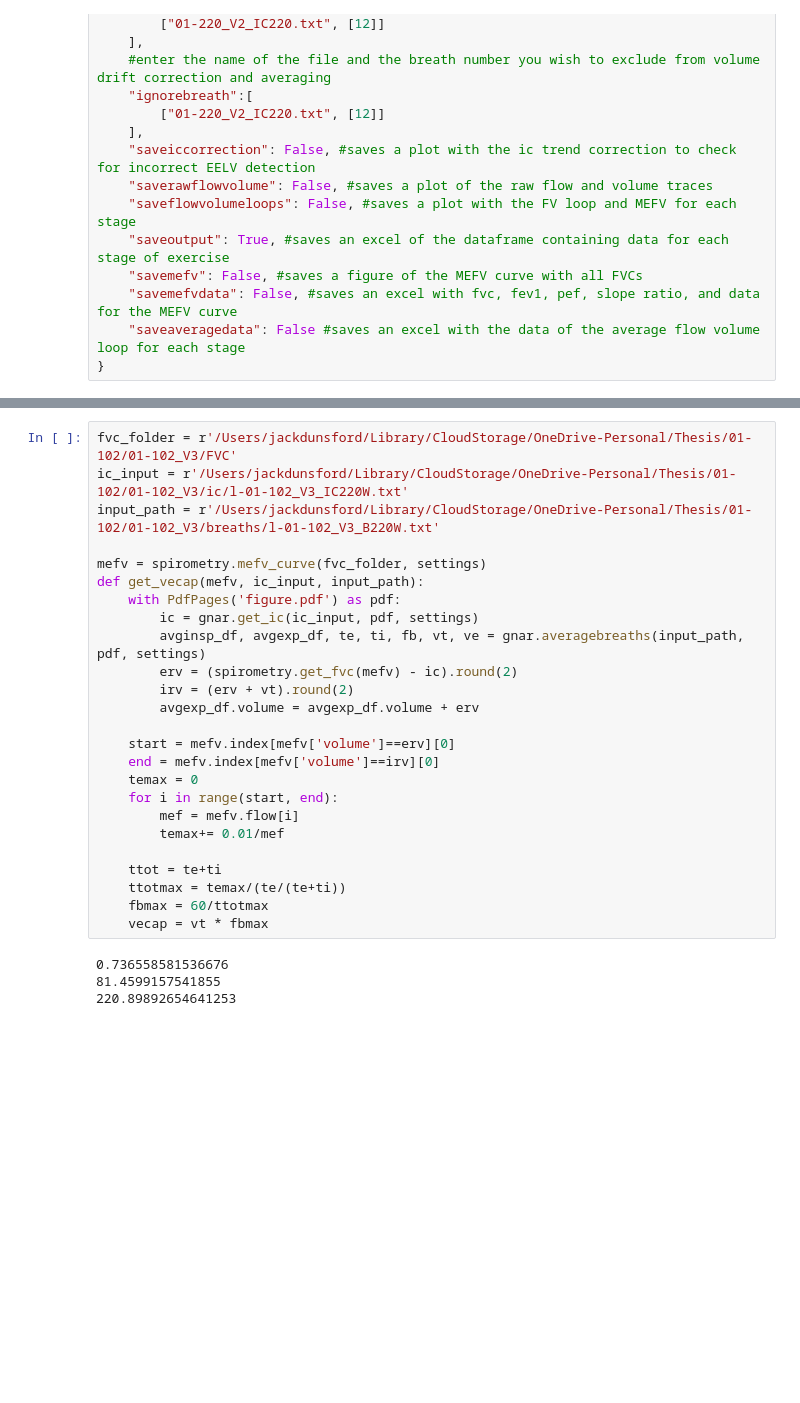
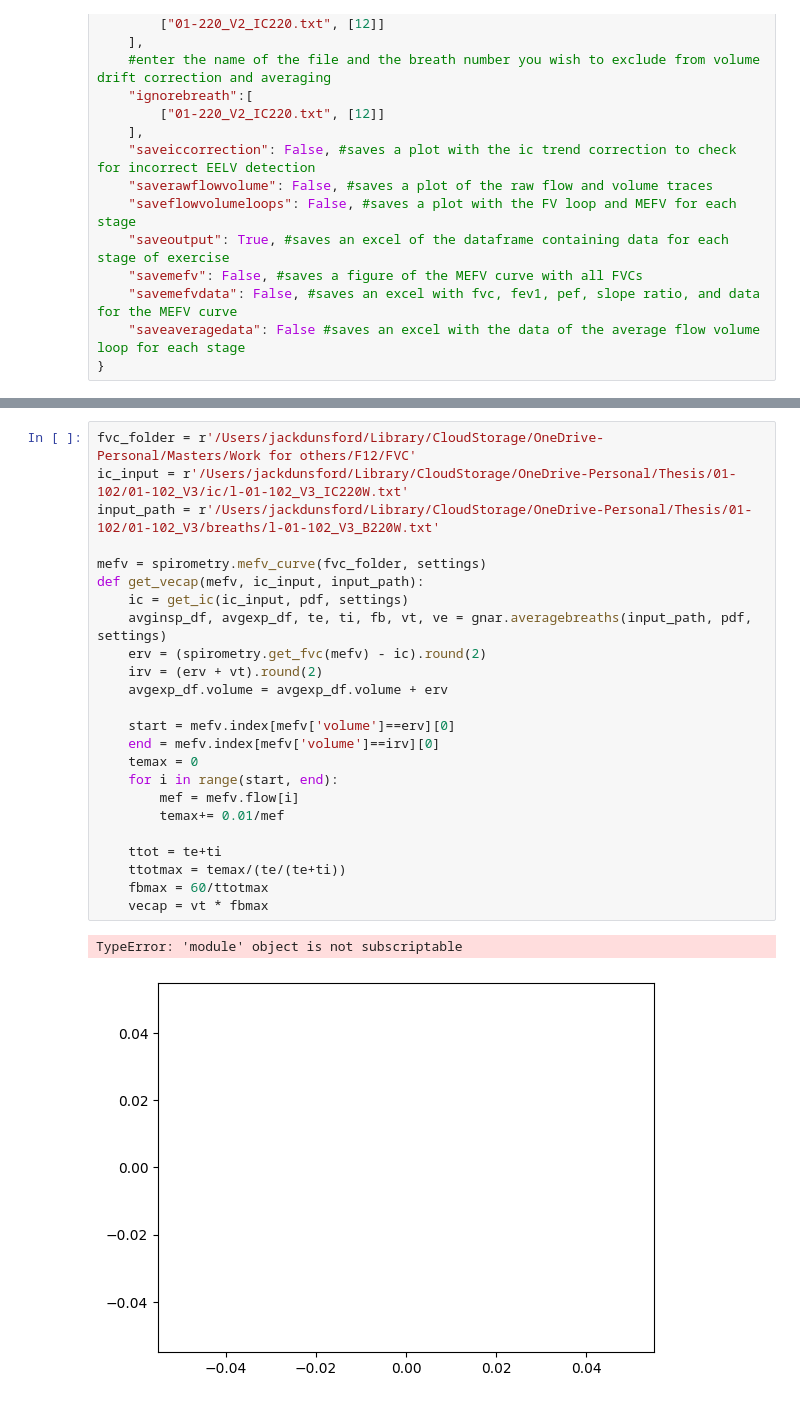
Before and after one commit to jackdunsford/gnar-respiratory-analysis, a Jupyter notebook: vecap.ipynb, the cells around one changed output, grey strips where cells are left out. Drawn from its saved outputs; the diff is of its cells as text; blank space fills up the shorter version.

```diff
--- a/vecap.ipynb
+++ b/vecap.ipynb
@@ -35,29 +277,27 @@ settings = {
 # %%
-fvc_folder = r'/Users/jackdunsford/Library/CloudStorage/OneDrive-Personal/Thesis/01-102/01-102_V3/FVC'
+fvc_folder = r'/Users/jackdunsford/Library/CloudStorage/OneDrive-Personal/Masters/Work for others/F12/FVC'
 ic_input = r'/Users/jackdunsford/Library/CloudStorage/OneDrive-Personal/Thesis/01-102/01-102_V3/ic/l-01-102_V3_IC220W.txt'
 input_path = r'/Users/jackdunsford/Library/CloudStorage/OneDrive-Personal/Thesis/01-102/01-102_V3/breaths/l-01-102_V3_B220W.txt'
 
 mefv = spirometry.mefv_curve(fvc_folder, settings)
 def get_vecap(mefv, ic_input, input_path):
-    with PdfPages('figure.pdf') as pdf:
-        ic = gnar.get_ic(ic_input, pdf, settings)
-        avginsp_df, avgexp_df, te, ti, fb, vt, ve = gnar.averagebreaths(input_path, pdf, settings)
-        erv = (spirometry.get_fvc(mefv) - ic).round(2)
-        irv = (erv + vt).round(2)
-        avgexp_df.volume = avgexp_df.volume + erv
+    ic = get_ic(ic_input, pdf, settings)
+    avginsp_df, avgexp_df, te, ti, fb, vt, ve = gnar.averagebreaths(input_path, pdf, settings)
+    erv = (spirometry.get_fvc(mefv) - ic).round(2)
+    irv = (erv + vt).round(2)
+    avgexp_df.volume = avgexp_df.volume + erv
 
     start = mefv.index[mefv['volume']==erv][0]
     end = mefv.index[mefv['volume']==irv][0]
     temax = 0
     for i in range(start, end):
         mef = mefv.flow[i]
         temax+= 0.01/mef
 
     ttot = te+ti
     ttotmax = temax/(te/(te+ti))
     fbmax = 60/ttotmax
     vecap = vt * fbmax
 # %% [output]
-0.736558581536676
-81.4599157541855
-220.89892654641253
+TypeError: 'module' object is not subscriptable
+[figure, added]
```
Also changed, not shown: parts of 2 cells of this notebook.
